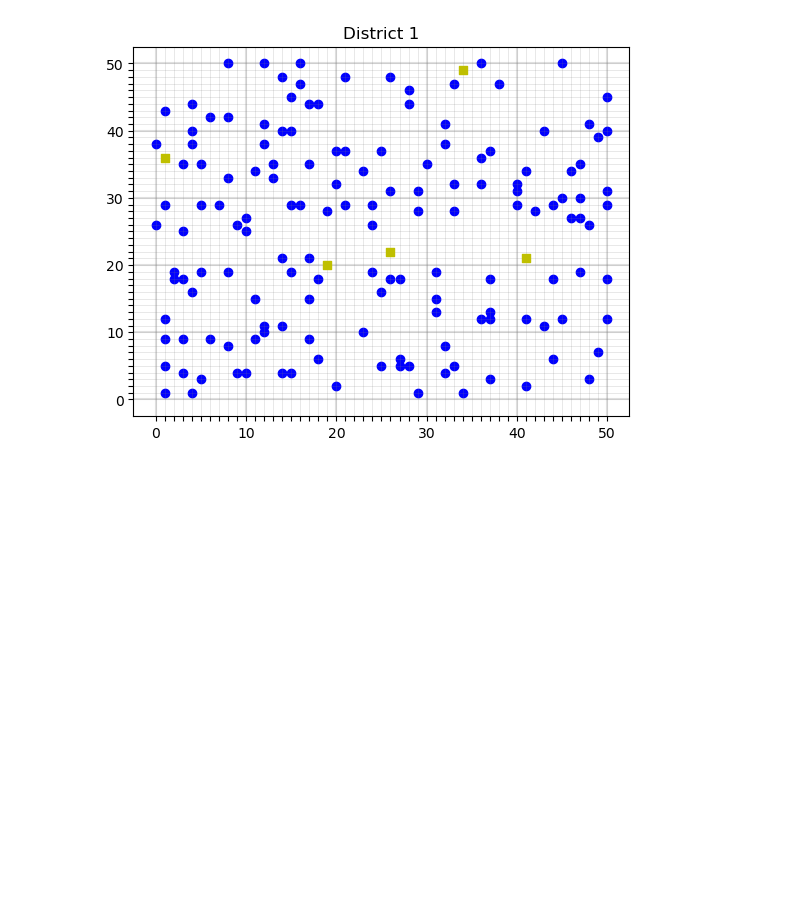
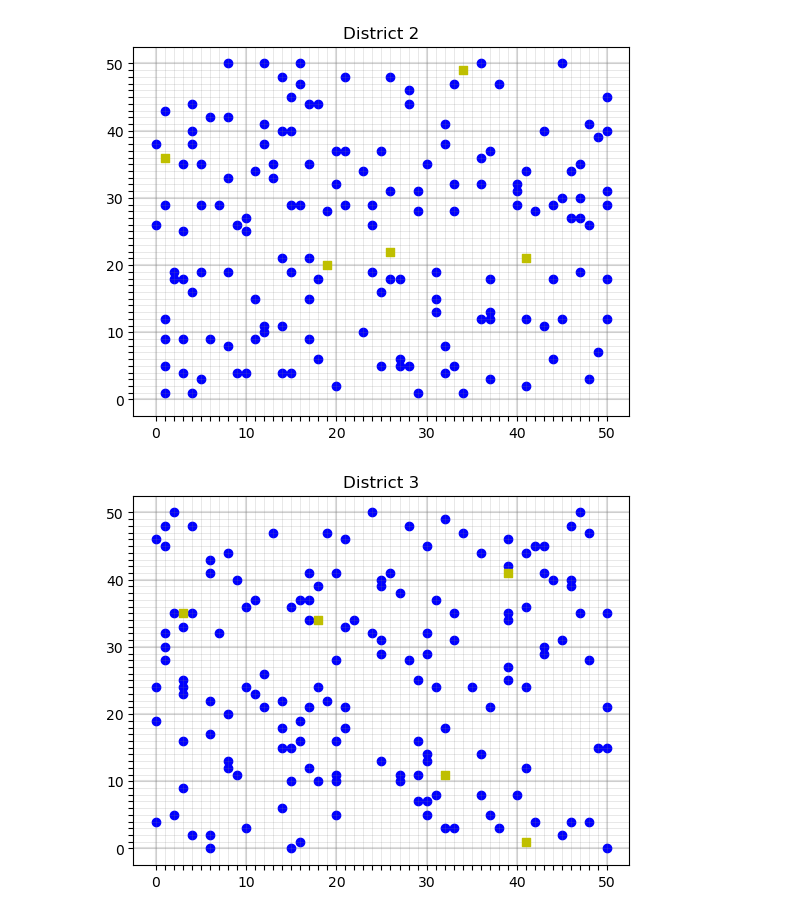
Before and after one commit to AntoniovanDijck/YakuzAI, a Jupyter notebook: visualisation.ipynb, the cells around one changed output. Cells and saved outputs as stored; diff of their text form; code cells hidden in the pictures; blank space fills up the shorter version.

```diff
--- a/visualisation.ipynb
+++ b/visualisation.ipynb
@@ -220,8 +220,8 @@ plt.show()
 [figure]
 # %%
 # Load in the data
-district2_houses = 'Huizen&Batterijen/district_3/district-3_houses.csv'
-district2_batteries = 'Huizen&Batterijen/district_3/district-3_batteries.csv'
+district3_houses = 'Huizen&Batterijen/district_3/district-3_houses.csv'
+district3_batteries = 'Huizen&Batterijen/district_3/district-3_batteries.csv'
 
 
 # Create empty list for houses
@@ -255,30 +255,32 @@ for battery in batteries:
     x_battery.append(battery.x)
     y_battery.append(battery.y)
 
 # Create a 50x50 grid
 fig, ax = plt.subplots()
 ax.set_xticks(np.arange(0, 51, 1))
 ax.set_yticks(np.arange(0, 51, 1))
 
 # The lines are opague and grey
 ax.grid(linestyle='-', linewidth='0.5', alpha=0.25, color='grey', zorder = 0)
 
 
 # Every 10th line is bold
 for i in range(0, 51, 10):
     ax.axvline(x=i, color='grey', linestyle='-', linewidth = 1.5, alpha=0.25, zorder = 0)
     ax.axhline(y=i, color='grey', linestyle='-', linewidth = 1.5, alpha = 0.25, zorder = 0)
 
 # Only index every 10th line
 ax.set_xticklabels([str(i) if i % 10 == 0 else '' for i in np.arange(0, 51, 1)])
 ax.set_yticklabels([str(i) if i % 10 == 0 else '' for i in np.arange(0, 51, 1)])
 
 # plot the houses and batteries
 ax.scatter(x_house, y_house, c='b', zorder = 1)
 ax.scatter(x_battery, y_battery, c='y', marker='s', zorder = 2)
 
 # Set the titlle
 plt.title('District 3')
 
 # Show de plot
 plt.show()
+# %% [output]
+[figure, added]
```
Also changed, not shown: 3 other files.
